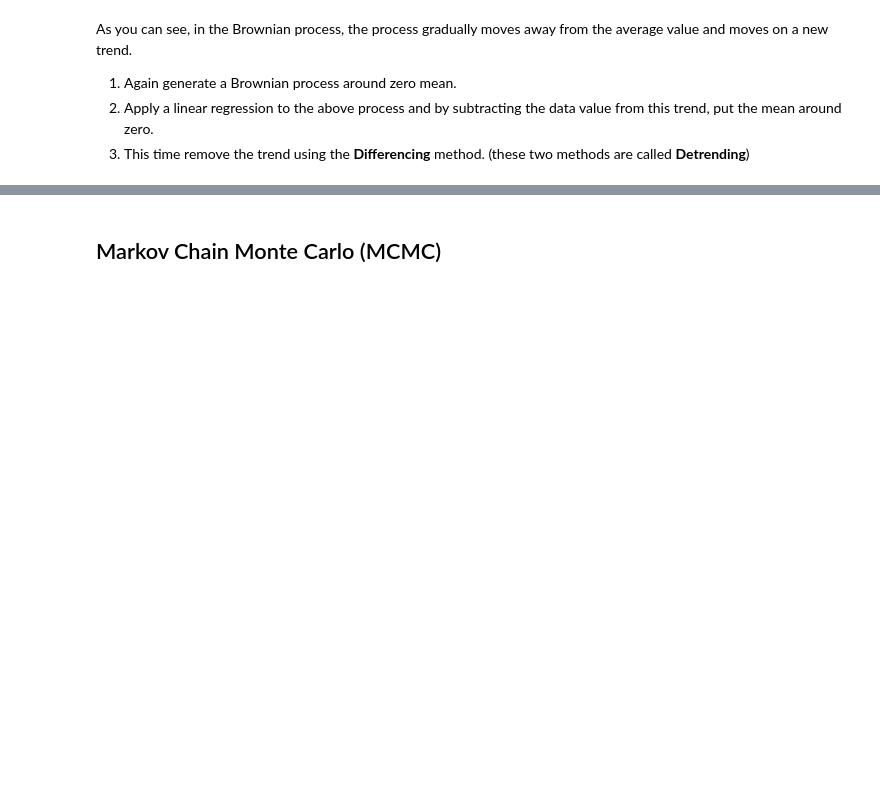
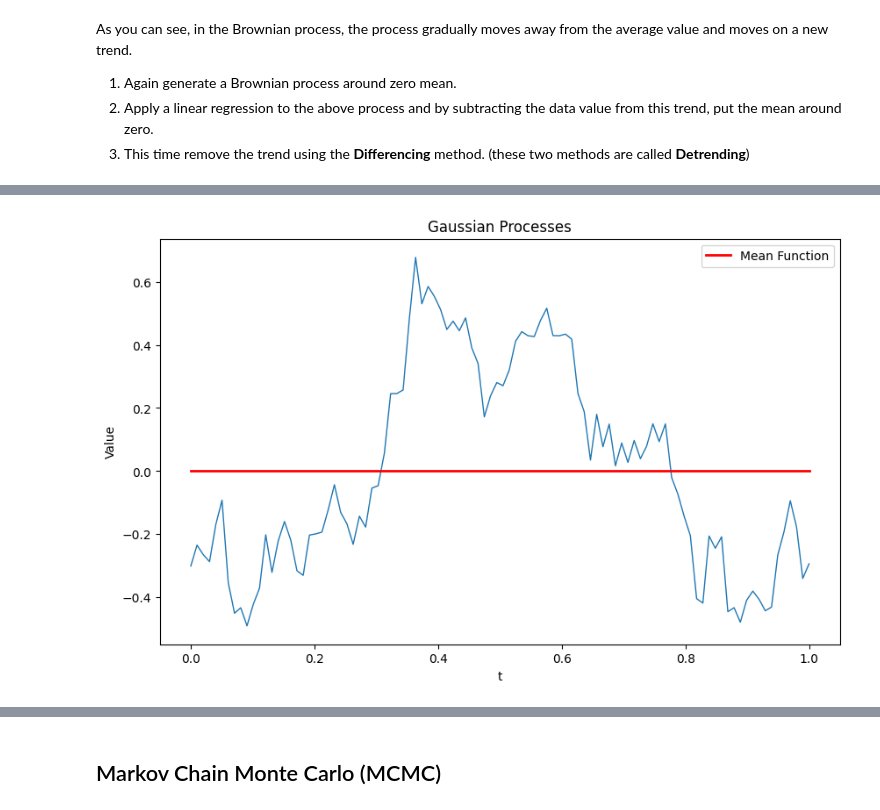
Before and after one commit to nimaazarr/SP_Project, a Jupyter notebook: stochastic_processes_project.ipynb, the cells around one changed output, grey strips where cells are left out. Cells and saved outputs as stored; diff of their text form; code cells hidden in the pictures; blank space fills up the shorter version.

```diff
--- a/stochastic_processes_project.ipynb
+++ b/stochastic_processes_project.ipynb
@@ -272,2 +295,16 @@ draw_gaussian(X, new_Y, M)
+# %%
+from sklearn.linear_model import LinearRegression
+
+# Detrending using Linear regression
+model = LinearRegression()
+X_reshaped = X.reshape(-1, 1)  # Reshape X for sklearn
+
+model.fit(X_reshaped, Y)
+prediction = model.predict(X_reshaped)
+
+new_Y = Y - prediction
+draw_gaussian(X, [new_Y], M)
+# %% [output]
+[figure, added]
 # %%
 # Detrending using Differencing
```
Also changed, not shown: parts of 11 cells of this notebook.
